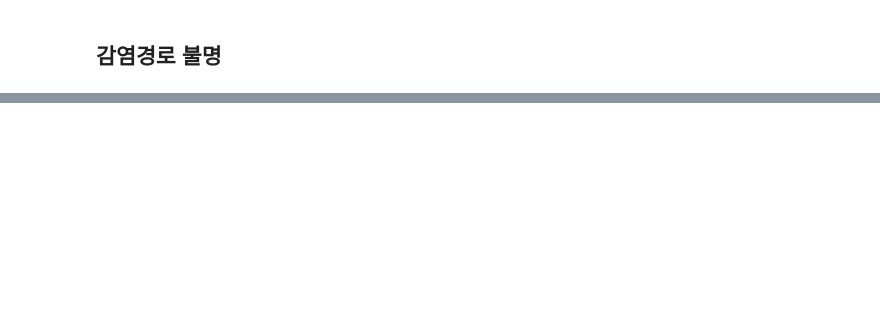
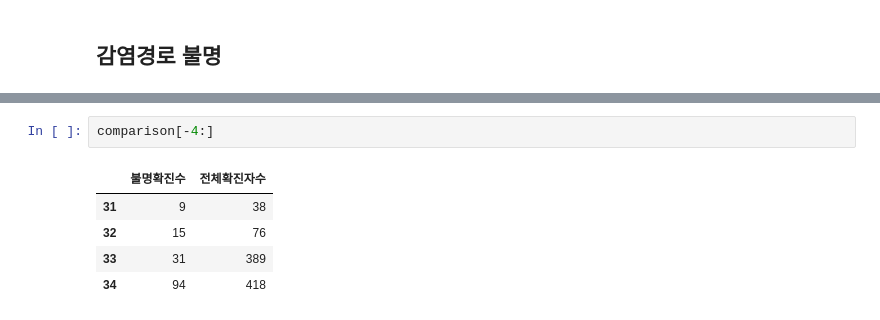
Before and after one commit to snoop2head/covid19_unknown_spread, a Jupyter notebook: Seoul-Covid19.ipynb, the cells around one changed output, grey strips where cells are left out. Drawn from its saved outputs; the diff is of its cells as text; blank space fills up the shorter version.

```diff
--- a/Seoul-Covid19.ipynb
+++ b/Seoul-Covid19.ipynb
@@ -414,3 +414,11 @@ comparison
+# %%
+comparison[-4:]
+# %% [output]
+|  | 불명확진수 | 전체확진자수 |
+| 31 | 9 | 38 |
+| 32 | 15 | 76 |
+| 33 | 31 | 389 |
+| 34 | 94 | 418 |
 # %%
 compare_graph = comparison.plot(figsize=(16,9))
 compare_graph
```
Also changed, not shown: parts of 33 cells of this notebook, 1 other file.
